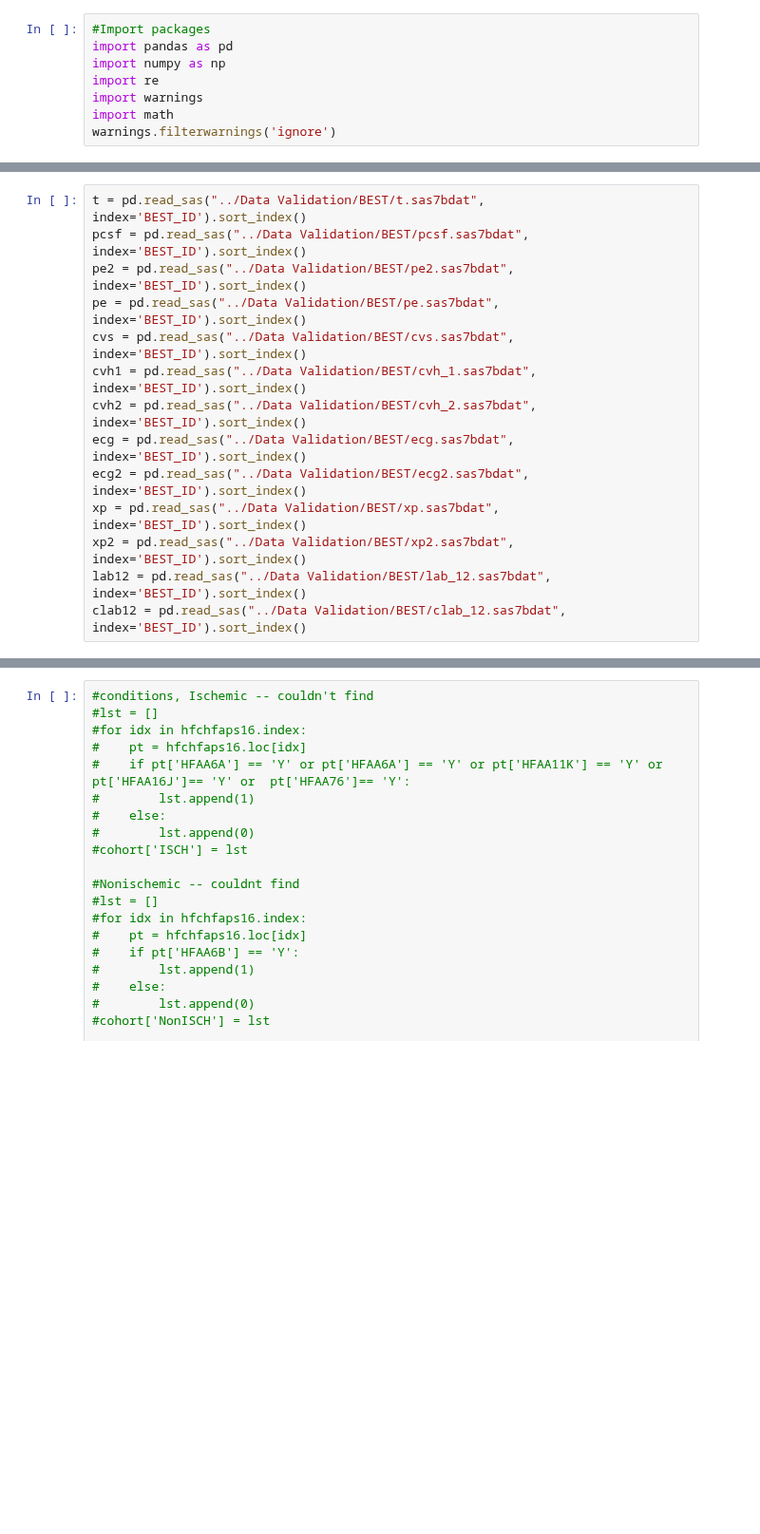
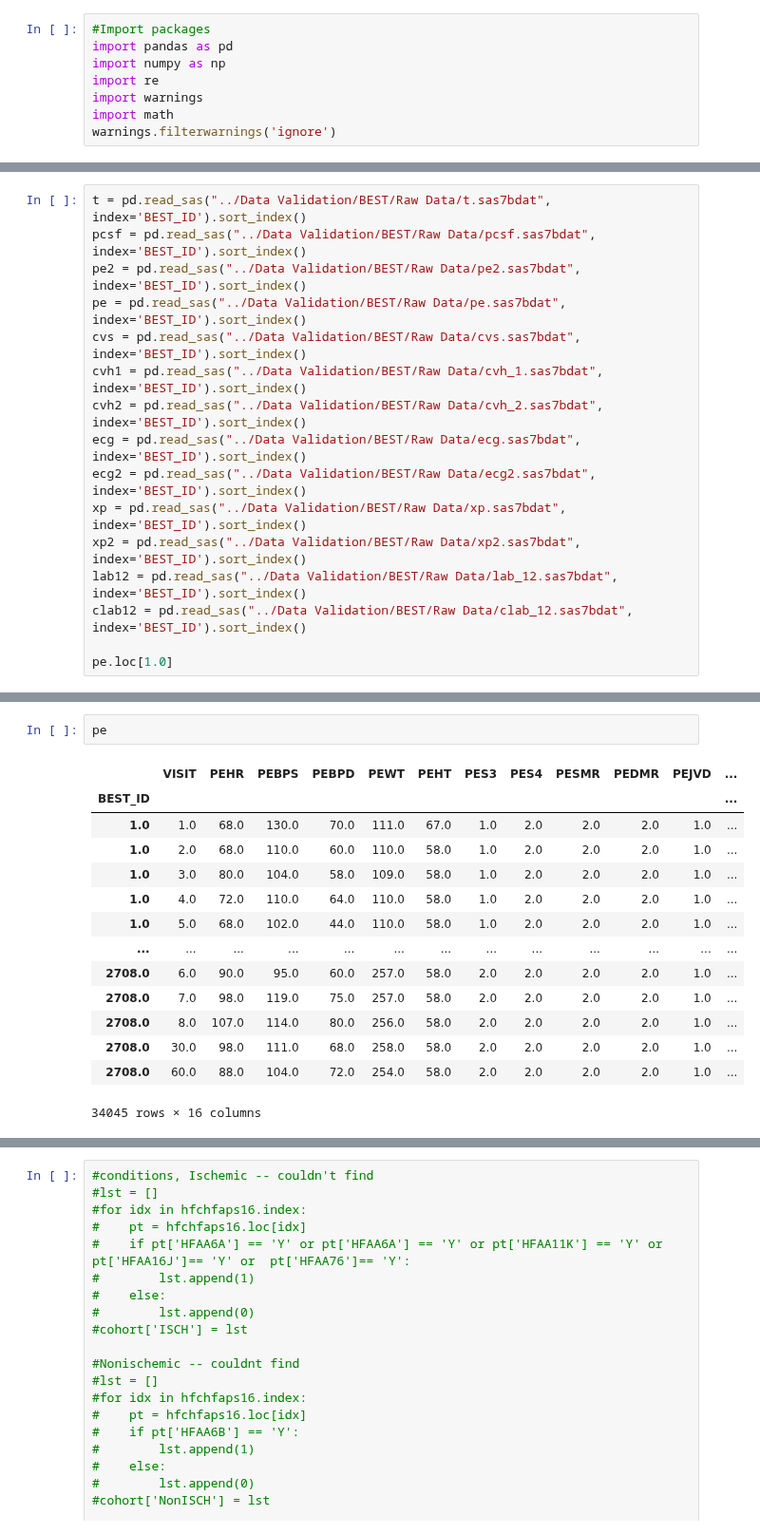
Before and after one commit to jozieLamp/CARNA, a Jupyter notebook: Score Label Preprocessing/BEST Data Preprocessing.ipynb, the cells around one changed output, grey strips where cells are left out. Shown at 95% size. Cells and saved outputs as stored; diff of their text form; blank space fills up the shorter version.

Commit message:
Adding BEST preprocessing

```diff
--- a/Score Label Preprocessing/BEST Data Preprocessing.ipynb
+++ b/Score Label Preprocessing/BEST Data Preprocessing.ipynb
@@ -11,14 +11,16 @@ warnings.filterwarnings('ignore')
 # %%
-t = pd.read_sas("../Data Validation/BEST/t.sas7bdat", index='BEST_ID').sort_index()
-pcsf = pd.read_sas("../Data Validation/BEST/pcsf.sas7bdat", index='BEST_ID').sort_index()
-pe2 = pd.read_sas("../Data Validation/BEST/pe2.sas7bdat", index='BEST_ID').sort_index()
-pe = pd.read_sas("../Data Validation/BEST/pe.sas7bdat", index='BEST_ID').sort_index()
-cvs = pd.read_sas("../Data Validation/BEST/cvs.sas7bdat", index='BEST_ID').sort_index()
-cvh1 = pd.read_sas("../Data Validation/BEST/cvh_1.sas7bdat", index='BEST_ID').sort_index()
-cvh2 = pd.read_sas("../Data Validation/BEST/cvh_2.sas7bdat", index='BEST_ID').sort_index()
-ecg = pd.read_sas("../Data Validation/BEST/ecg.sas7bdat", index='BEST_ID').sort_index()
-ecg2 = pd.read_sas("../Data Validation/BEST/ecg2.sas7bdat", index='BEST_ID').sort_index()
-xp = pd.read_sas("../Data Validation/BEST/xp.sas7bdat", index='BEST_ID').sort_index()
-xp2 = pd.read_sas("../Data Validation/BEST/xp2.sas7bdat", index='BEST_ID').sort_index()
-lab12 = pd.read_sas("../Data Validation/BEST/lab_12.sas7bdat", index='BEST_ID').sort_index()
-clab12 = pd.read_sas("../Data Validation/BEST/clab_12.sas7bdat", index='BEST_ID').sort_index()
+t = pd.read_sas("../Data Validation/BEST/Raw Data/t.sas7bdat", index='BEST_ID').sort_index()
+pcsf = pd.read_sas("../Data Validation/BEST/Raw Data/pcsf.sas7bdat", index='BEST_ID').sort_index()
+pe2 = pd.read_sas("../Data Validation/BEST/Raw Data/pe2.sas7bdat", index='BEST_ID').sort_index()
+pe = pd.read_sas("../Data Validation/BEST/Raw Data/pe.sas7bdat", index='BEST_ID').sort_index()
+cvs = pd.read_sas("../Data Validation/BEST/Raw Data/cvs.sas7bdat", index='BEST_ID').sort_index()
+cvh1 = pd.read_sas("../Data Validation/BEST/Raw Data/cvh_1.sas7bdat", index='BEST_ID').sort_index()
+cvh2 = pd.read_sas("../Data Validation/BEST/Raw Data/cvh_2.sas7bdat", index='BEST_ID').sort_index()
+ecg = pd.read_sas("../Data Validation/BEST/Raw Data/ecg.sas7bdat", index='BEST_ID').sort_index()
+ecg2 = pd.read_sas("../Data Validation/BEST/Raw Data/ecg2.sas7bdat", index='BEST_ID').sort_index()
+xp = pd.read_sas("../Data Validation/BEST/Raw Data/xp.sas7bdat", index='BEST_ID').sort_index()
+xp2 = pd.read_sas("../Data Validation/BEST/Raw Data/xp2.sas7bdat", index='BEST_ID').sort_index()
+lab12 = pd.read_sas("../Data Validation/BEST/Raw Data/lab_12.sas7bdat", index='BEST_ID').sort_index()
+clab12 = pd.read_sas("../Data Validation/BEST/Raw Data/clab_12.sas7bdat", index='BEST_ID').sort_index()
+
+pe.loc[1.0]
@@ -148,0 +127,17 @@ cohort.head(5)
+# %%
+pe
+# %% [output]
+|  | VISIT | PEHR | PEBPS | PEBPD | PEWT | PEHT | PES3 | PES4 | PESMR | PEDMR | PEJVD | ... |
+| BEST_ID |  |  |  |  |  |  |  |  |  |  |  | ... |
+| 1.0 | 1.0 | 68.0 | 130.0 | 70.0 | 111.0 | 67.0 | 1.0 | 2.0 | 2.0 | 2.0 | 1.0 | ... |
+| 1.0 | 2.0 | 68.0 | 110.0 | 60.0 | 110.0 | 58.0 | 1.0 | 2.0 | 2.0 | 2.0 | 1.0 | ... |
+| 1.0 | 3.0 | 80.0 | 104.0 | 58.0 | 109.0 | 58.0 | 1.0 | 2.0 | 2.0 | 2.0 | 1.0 | ... |
+| 1.0 | 4.0 | 72.0 | 110.0 | 64.0 | 110.0 | 58.0 | 1.0 | 2.0 | 2.0 | 2.0 | 1.0 | ... |
+| 1.0 | 5.0 | 68.0 | 102.0 | 44.0 | 110.0 | 58.0 | 1.0 | 2.0 | 2.0 | 2.0 | 1.0 | ... |
+| ... | ... | ... | ... | ... | ... | ... | ... | ... | ... | ... | ... | ... |
+| 2708.0 | 6.0 | 90.0 | 95.0 | 60.0 | 257.0 | 58.0 | 2.0 | 2.0 | 2.0 | 2.0 | 1.0 | ... |
+| 2708.0 | 7.0 | 98.0 | 119.0 | 75.0 | 257.0 | 58.0 | 2.0 | 2.0 | 2.0 | 2.0 | 1.0 | ... |
+| 2708.0 | 8.0 | 107.0 | 114.0 | 80.0 | 256.0 | 58.0 | 2.0 | 2.0 | 2.0 | 2.0 | 1.0 | ... |
+| 2708.0 | 30.0 | 98.0 | 111.0 | 68.0 | 258.0 | 58.0 | 2.0 | 2.0 | 2.0 | 2.0 | 1.0 | ... |
+| 2708.0 | 60.0 | 88.0 | 104.0 | 72.0 | 254.0 | 58.0 | 2.0 | 2.0 | 2.0 | 2.0 | 1.0 | ... |
+34045 rows × 16 columns
```
Also changed, not shown: parts of 7 cells of this notebook, 2 other files.
